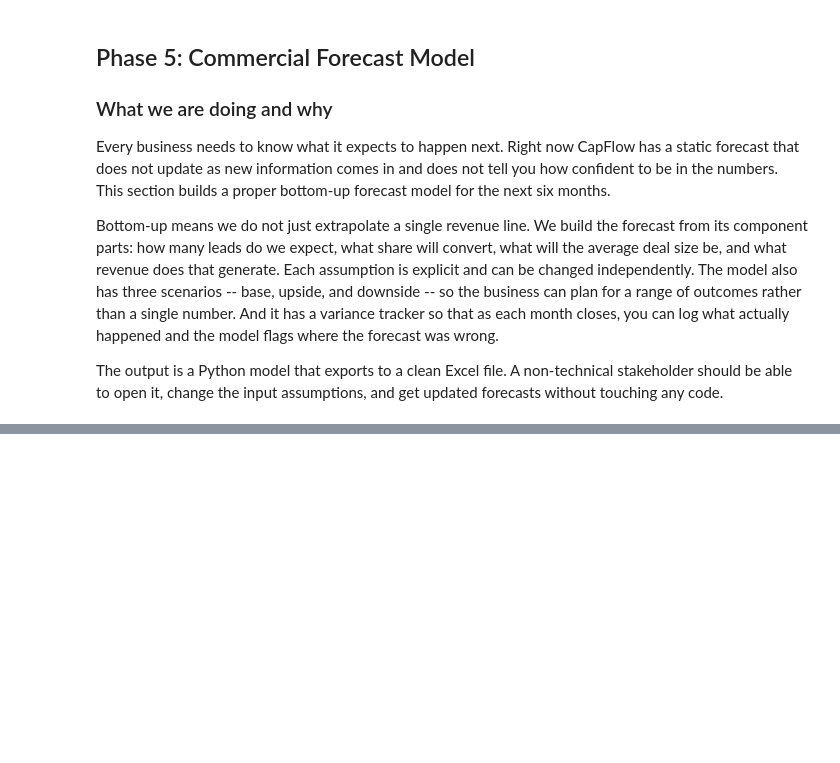
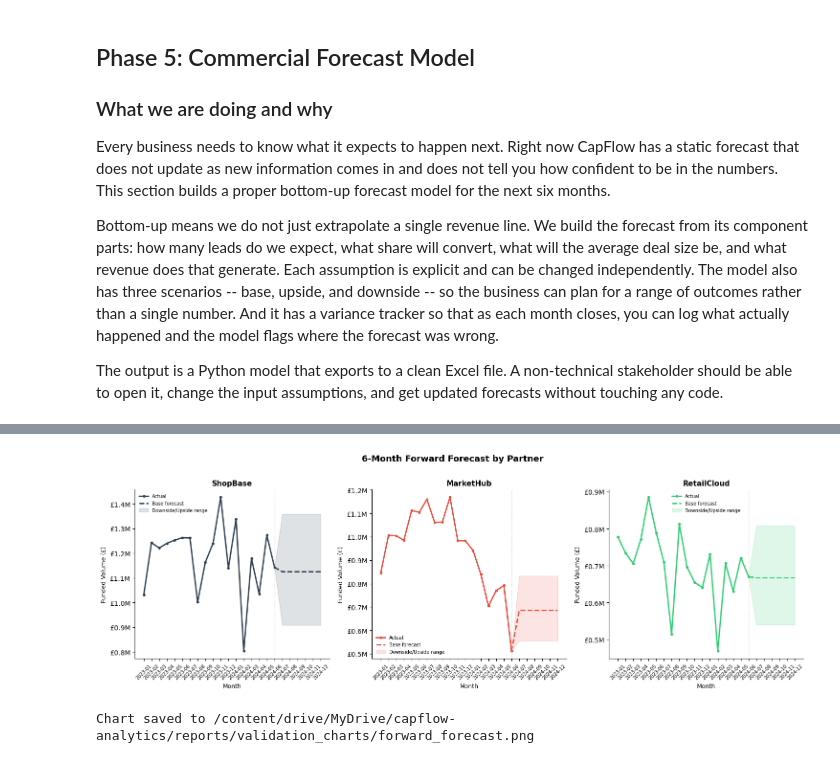
Before and after one commit to dobadina/capflow-analytics, a Jupyter notebook: notebooks/capflow_analytics.ipynb, the cells around one changed output, grey strips where cells are left out. Saved outputs shown, nothing was run; the diff lists cells and outputs as text; code cells hidden in the pictures; blank space fills up the shorter version.

Commit message:
feat: phase 5 forecast model, charts and Excel with variance tracker

```diff
--- a/notebooks/capflow_analytics.ipynb
+++ b/notebooks/capflow_analytics.ipynb
@@ -1766,0 +2140,70 @@ The output is a Python model that exports to a clean Excel file. A non-technical
+# %%
+fig, axes = plt.subplots(1, 3, figsize=(15, 5), sharey=False)
+
+colors = {
+    'ShopBase':    '#2c3e50',
+    'MarketHub':   '#e74c3c',
+    'RetailCloud': '#2ecc71',
+}
+
+for ax, partner in zip(axes, ['ShopBase', 'MarketHub', 'RetailCloud']):
+    # Historical
+    hist = actuals[actuals['partner'] == partner]
+    ax.plot(hist['month'], hist['actual_volume'],
+            color=colors[partner], linewidth=2,
+            marker='o', markersize=3, label='Actual')
+
+    # Forward scenarios
+    fwd_base = forecast_fwd[
+        (forecast_fwd['partner'] == partner) &
+        (forecast_fwd['scenario'] == 'Base')]
+    fwd_up = forecast_fwd[
+        (forecast_fwd['partner'] == partner) &
+        (forecast_fwd['scenario'] == 'Upside')]
+    fwd_dn = forecast_fwd[
+        (forecast_fwd['partner'] == partner) &
+        (forecast_fwd['scenario'] == 'Downside')]
+
+    # Connect last actual to first forecast
+    last_actual_month  = hist['month'].iloc[-1]
+    last_actual_volume = hist['actual_volume'].iloc[-1]
+
+    bridge_months  = [last_actual_month] + list(fwd_base['month'])
+    bridge_base    = [last_actual_volume] + list(fwd_base['volume'])
+    bridge_up      = [last_actual_volume] + list(fwd_up['volume'])
+    bridge_dn      = [last_actual_volume] + list(fwd_dn['volume'])
+
+    ax.plot(bridge_months, bridge_base,
+            color=colors[partner], linewidth=2,
+            linestyle='--', label='Base forecast')
+
+    ax.fill_between(bridge_months, bridge_dn, bridge_up,
+                    color=colors[partner], alpha=0.15,
+                    label='Downside/Upside range')
+
+    # Vertical line at forecast start
+    ax.axvline(x=last_actual_month, color='#bdc3c7',
+               linewidth=1, linestyle=':', alpha=0.8)
+
+    ax.set_title(partner, fontsize=11, fontweight='bold')
+    ax.set_xlabel('Month', fontsize=9)
+    ax.set_ylabel('Funded Volume (£)', fontsize=9)
+    ax.tick_params(axis='x', rotation=45, labelsize=7)
+    ax.yaxis.set_major_formatter(
+        plt.FuncFormatter(lambda x, _: f'£{x/1e6:.1f}M'))
+    ax.spines['top'].set_visible(False)
+    ax.spines['right'].set_visible(False)
+    ax.legend(fontsize=7, frameon=False)
+
+plt.suptitle('6-Month Forward Forecast by Partner',
+             fontsize=13, fontweight='bold', y=1.01)
+plt.tight_layout()
+
+chart_path = os.path.join(
+    PROJECT_ROOT, 'reports/validation_charts/forward_forecast.png')
+plt.savefig(chart_path, dpi=150, bbox_inches='tight')
+plt.show()
+print(f"Chart saved to {chart_path}")
+# %% [output]
+[figure, added]
+Chart saved to /content/drive/MyDrive/capflow-analytics/reports/validation_charts/forward_forecast.png
```
Also changed, not shown: parts of 18 cells of this notebook, 1 other file.
